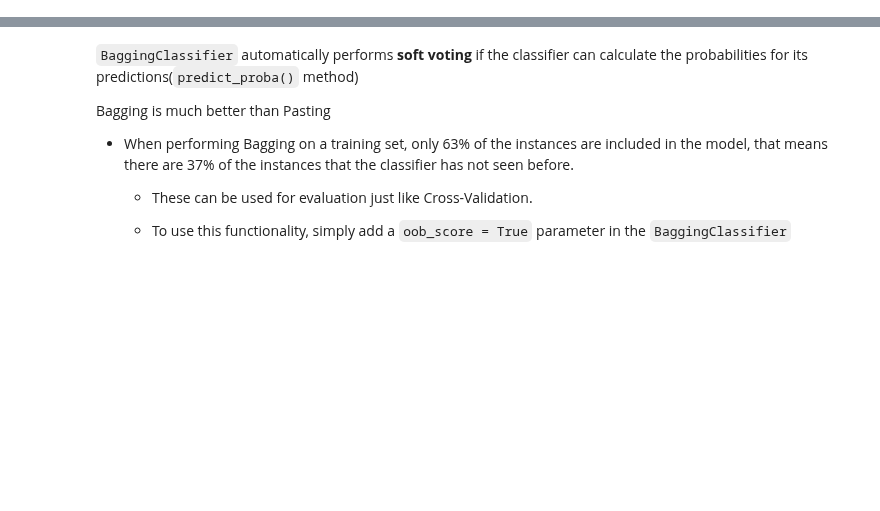
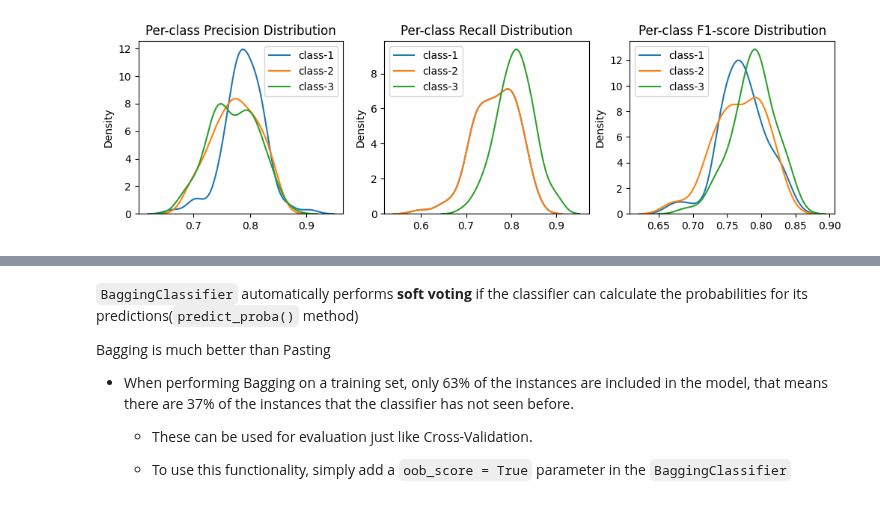
Before and after one commit to akshayDev17/Machine-Learning-Concepts, a Jupyter notebook: src/Ensemble Learning/Bagging.ipynb, the cells around one changed output, grey strips where cells are left out. Saved outputs shown, nothing was run; the diff lists cells and outputs as text; code cells hidden in the pictures; blank space fills up the shorter version.

```diff
--- a/src/Ensemble Learning/Bagging.ipynb
+++ b/src/Ensemble Learning/Bagging.ipynb
@@ -61,0 +262,19 @@ bag_clf = BaggingClassifier(
+# %%
+# Get predictions from each base model
+base_model_preds = [model.predict(X_test) for model in bag_clf_2.estimators_]
+
+base_model_precisions = np.array([precision_score(y_test, base_model_pred, average=None) for base_model_pred in base_model_preds])
+base_model_recalls = np.array([recall_score(y_test, base_model_pred, average=None) for base_model_pred in base_model_preds])
+base_model_f1s = np.array([f1_score(y_test, base_model_pred, average=None) for base_model_pred in base_model_preds])
+
+
+fig, ax = plt.subplots(1, 3, figsize=(12, 3))
+sb.kdeplot(base_model_precisions[:, 0], label='class-1', ax=ax[0]);sb.kdeplot(base_model_precisions[:, 1], label='class-2', ax=ax[0]);sb.kdeplot(base_model_precisions[:, 2], label='class-3', ax=ax[0])
+sb.kdeplot(base_model_recalls[:, 1], label='class-1', ax=ax[1]);sb.kdeplot(base_model_recalls[:, 1], label='class-2', ax=ax[1]);sb.kdeplot(base_model_recalls[:, 2], label='class-3', ax=ax[1])
+sb.kdeplot(base_model_f1s[:, 0], label='class-1', ax=ax[2]);sb.kdeplot(base_model_f1s[:, 1], label='class-2', ax=ax[2]);sb.kdeplot(base_model_f1s[:, 2], label='class-3', ax=ax[2])
+
+ax[0].legend();ax[1].legend();ax[2].legend()
+ax[0].set_title('Per-class Precision Distribution');ax[1].set_title('Per-class Recall Distribution');ax[2].set_title('Per-class F1-score Distribution')
+plt.show()
+# %% [output]
+[figure, added]
```
Also changed, not shown: parts of 32 cells of this notebook, 2 other files.
